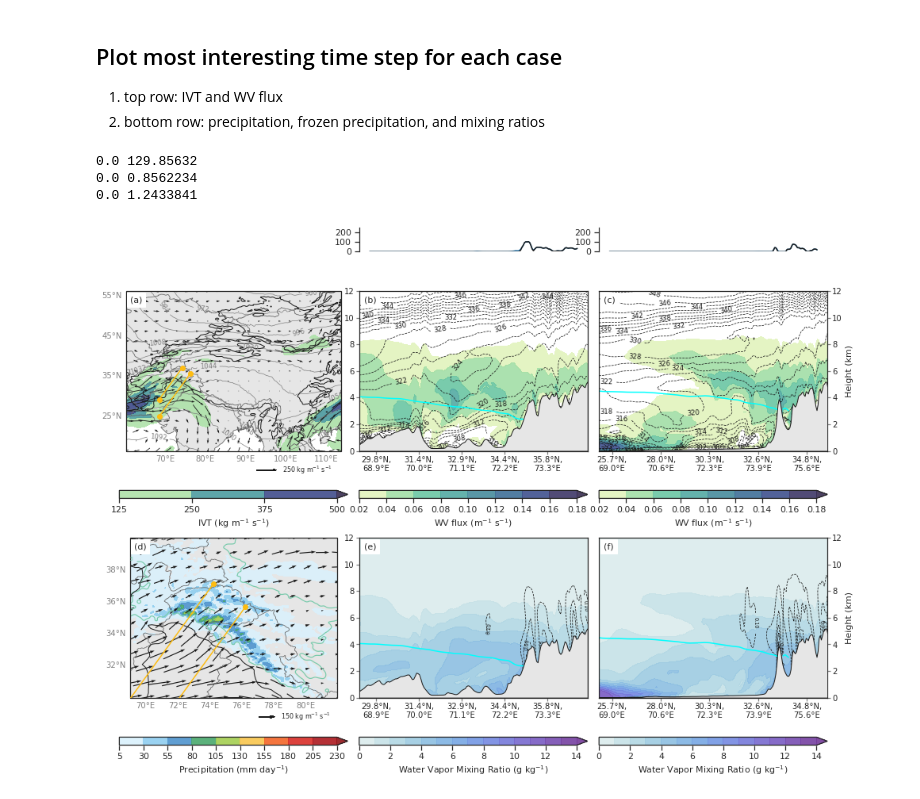
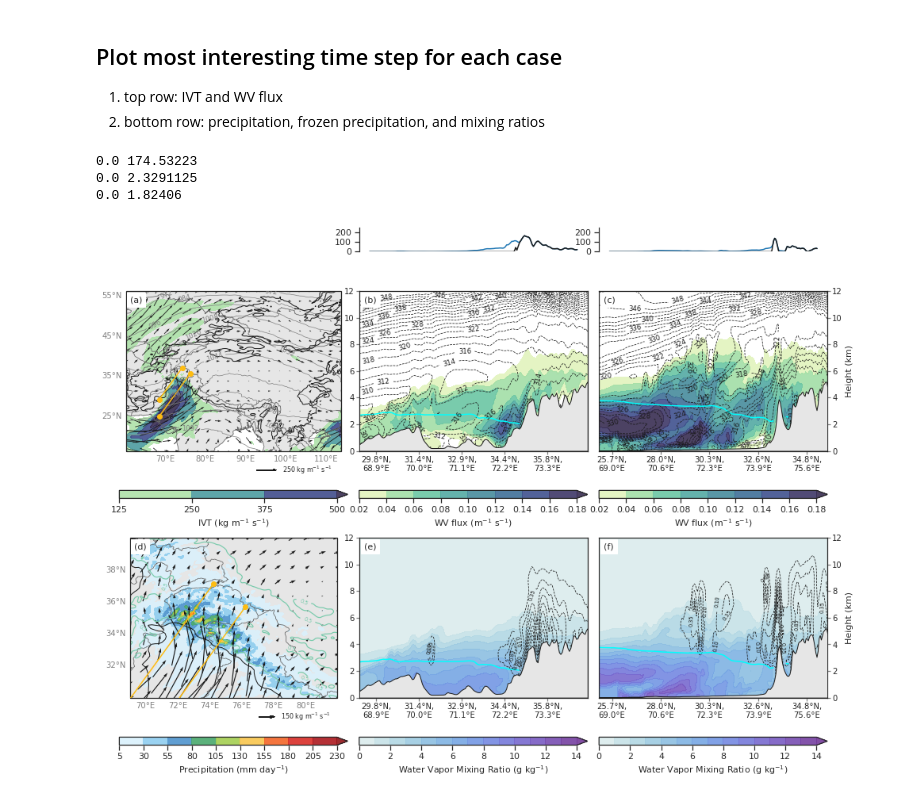
Before and after one commit to dlnash/HMA_AR_freezing_level, a Jupyter notebook: analysis/fig08-09_cross_section_static.ipynb, the cells around one changed output. Saved outputs shown, nothing was run; the diff lists cells and outputs as text; code cells hidden in the pictures.

```diff
--- a/analysis/fig08-09_cross_section_static.ipynb
+++ b/analysis/fig08-09_cross_section_static.ipynb
@@ -74,23 +73,0 @@ latmax = 60
-# %%
-## read csv with AR hlat, hlon, tlat, tlon values
-fname = path_to_out + 'DJFMAM_ar_trackID_htlatlon.csv'
-df = pd.read_csv(fname)
-# set time as the index
-df = df.set_index(pd.to_datetime(df['time']))
-# select the row of the AR event
-if len(ar_ID) == 2:
-    idx = (df.kidmap == ar_ID[0]) | (df.kidmap == ar_ID[1])
-elif len(ar_ID) == 1:
-    idx = (df.kidmap == ar_ID[0])
-
-df = df.loc[idx]
-
-## keep only the rows with hour == 00
-idx = (df.index.hour == 0)
-df = df.loc[idx]
-dates = df.time.values
-
-# set new start and end date to match df
-start_date = df.time.iloc[0]
-end_date = df.time.iloc[-1]
-print(start_date, end_date)
@@ -153,10 +128,16 @@ for i, (dom, varname, res) in enumerate(zip(domains, varname_lst, res_lst)):
     if varname == 'geopotential':
         ds = ds.sel(lev=250.)
 
-    # select the 00 UTC hour
-    ds = ds.sel(time=ds.time.dt.hour == 0)
+    if (arname == 'feb1998') & (varname != 'prec'):
+        # select the 06 UTC hour
+        ds = ds.sel(time=ds.time.dt.hour == 6)
+    else:
+        # select the 00 UTC hour
+        ds = ds.sel(time=ds.time.dt.hour == 0)
 
     ds_lst.append(ds)
 
+
+dates = ds_lst[0].time.values # get time values for cross sections
 ds_lst[0]
 # %% [output]
@@ -686,6 +687,11 @@ if arname == 'jan2002':
 if arname == 'feb2010':
     dateofinterest = '2010-02-08 00'
     cross_new = [cross_lst[0][-1], cross_lst[1][-1]] # want last timestep in cross section
+
+if arname == 'feb1998':
+    dateofinterest = '1998-02-14 06'
+    dateofinterest_prec = '1998-02-14 00'
+    cross_new = [cross_lst[0][-3], cross_lst[1][-3]] # want third to last timestep in cross section
 # %%
 filepath = path_to_figs + arname + '_summary_daily.png'
 nrows = 5
@@ -717,11 +723,11 @@ for j, (prec, snow) in enumerate(zip(prec_crs, snow_crs)):
 
     # WRF Precip
     x = prec.lat.values
-    y = prec.sel(time=dateofinterest).values
+    y = prec.sel(time=dateofinterest_prec).values
     ax.plot(x, y, color='tab:blue')
 
     # WRF SNOW
-    y = snow.sel(time=dateofinterest).values
+    y = snow.sel(time=dateofinterest_prec).values
     ax.plot(x, y, color='k')
 
     # some plot parameters to make it look nice
@@ -850,7 +856,7 @@ ax = fig.add_subplot(gs[3, 0], projection=mapcrs)
 ax = draw_basemap(ax, extent=ext2, xticks=dx2, yticks=dy2, left_lats=True, right_lats=False)
 
 # Contour Filled
-data = ds_lst[2].prec.sel(time=dateofinterest)
+data = ds_lst[2].prec.sel(time=dateofinterest_prec)
 prec = data.values
 lats = data.lat.values
 lons = data.lon.values
@@ -946,34 +952,34 @@ for j, cross in enumerate(datalst):
     ax.set_xticks(x_ticks[12::skip])
     ax.set_xticklabels([textwrap.fill(label, 8) for label in x_labels[12::skip]], fontsize=10)
 
     # add text title
     ax.text(xpt, ypt, ttl[j], ha='left', va='top', transform=ax.transAxes, fontsize=11., backgroundcolor='white', zorder=101)
 
     # Set the yaxis label
     if j > 0:
         ax.yaxis.set_label_position("right")
         ax.yaxis.tick_right()
         ax.set_ylabel("Height (km)", fontsize=11)
 
     # apply tick parameters
     ax.tick_params(direction='out',
                    labelsize=10,
                    length=4,
                    pad=2,
                    color='gray')
 
     # Add color bar
     cbax = plt.subplot(gs[4,j+1]) # colorbar axis
     cb = Colorbar(ax = cbax, mappable = cf, orientation = 'horizontal', ticklocation = 'bottom')
     cb.set_label('Water Vapor Mixing Ratio (g kg$^{-1}$)', fontsize=11)
 
 ## Save figure
 plt.savefig(filepath, dpi=300, bbox_inches='tight')
 
 # Show
 plt.show()
 # %% [output]
-0.0 129.85632
-0.0 0.8562234
-0.0 1.2433841
+0.0 174.53223
+0.0 2.3291125
+0.0 1.82406
-[figure, old version]
+[figure, new version]
```
Also changed, not shown: parts of 7 cells of this notebook, 50 other files.
